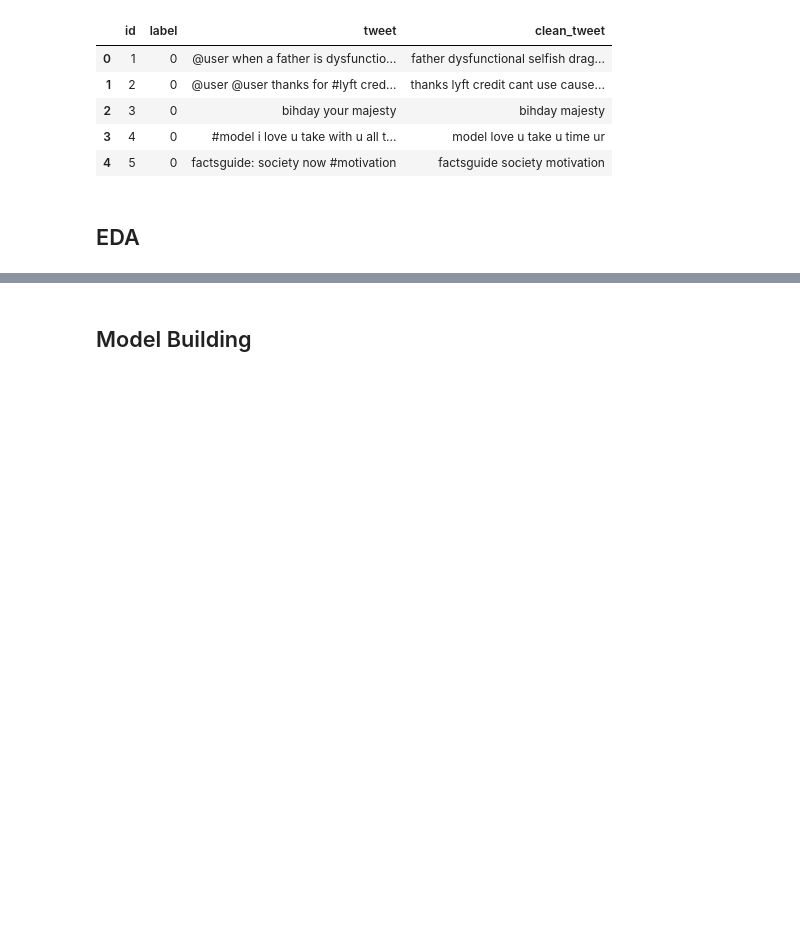
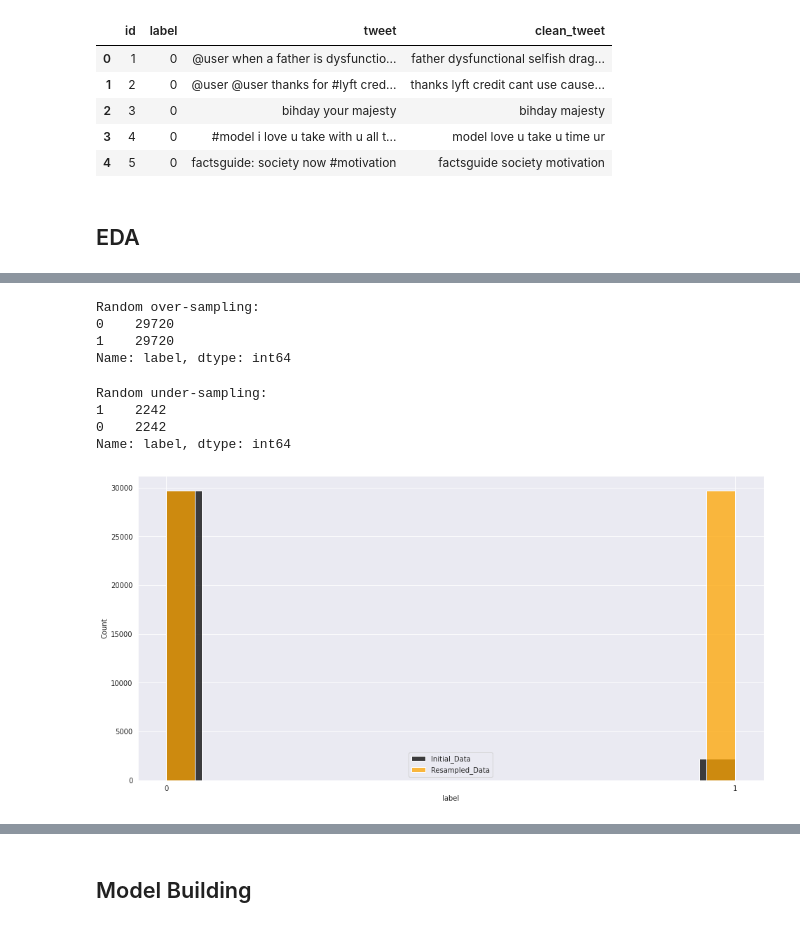
Before and after one commit to hitenchadha1910/DG_week13, a Jupyter notebook: tweet_sentiment_week13_hiten.ipynb, the cells around one changed output, grey strips where cells are left out. Cells and saved outputs as stored; diff of their text form; code cells hidden in the pictures; blank space fills up the shorter version.

```diff
--- a/tweet_sentiment_week13_hiten.ipynb
+++ b/tweet_sentiment_week13_hiten.ipynb
@@ -124,3 +148,48 @@ Text(0.5, 1.0, 'Positive and Negative Label Counts')
+# %%
+#Upsample
+
+count_non_hate = training_data[training_data['label'] == 0]['clean_tweet'].count()
+df_hate_speech = training_data[training_data['label'] == 1]
+df_non_hate_speech = training_data[training_data['label'] == 0]
+df_hate_speech_oversample = df_hate_speech.sample(count_non_hate, replace=True)
+train_df_oversampled = pd.concat([df_non_hate_speech, df_hate_speech_oversample], axis=0)
+
+print('Random over-sampling:')
+print(train_df_oversampled['label'].value_counts())
+# %% [output]
+Random over-sampling:
+0    29720
+1    29720
+Name: label, dtype: int64
+# %%
+#Downsample
+
+count_hate = training_data[training_data['label'] == 1]['clean_tweet'].count()
+df_non_hate_speech = training_data[training_data['label'] == 0]
+df_hate_speech = training_data[training_data['label'] == 1]
+df_hate_speech_undersample = df_non_hate_speech.sample(count_hate, replace=True)
+train_df_undersampled = pd.concat([df_hate_speech, df_hate_speech_undersample], axis=0)
+
+print('Random under-sampling:')
+print(train_df_undersampled['label'].value_counts())
+# %% [output]
+Random under-sampling:
+1    2242
+0    2242
+Name: label, dtype: int64
+# %%
+import seaborn as sns
+import matplotlib.pyplot as plt
+
+plt.figure(figsize=(16,8))
+sns.set_style('darkgrid')
+sns.histplot(data = training_data['label'], color='black', legend=True)
+sns.histplot(data = train_df_oversampled['label'], color = 'orange', legend=True)
+plt.legend(['Initial_Data', 'Resampled_Data'])
+plt.xticks([0, 1])
+plt.show()
+# %% [output]
+[figure, added]
 # %%
 !pip install wordcloud
 import os
```
Also changed, not shown: parts of 50 cells of this notebook, 1 other file.
